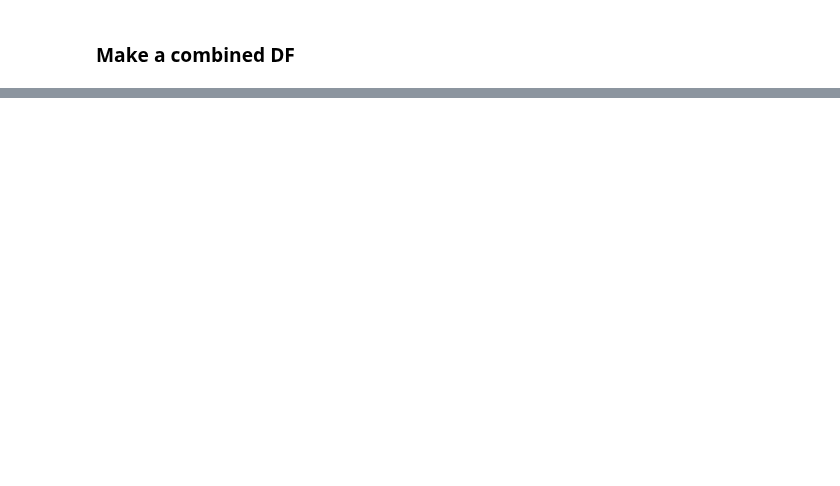
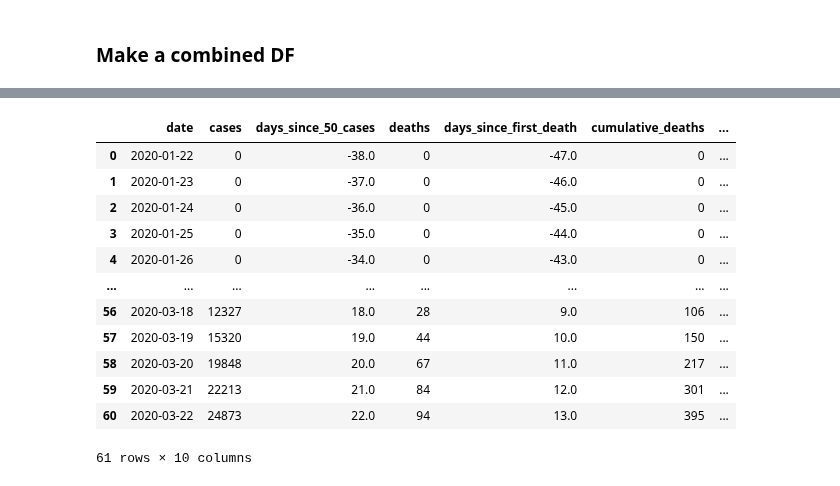
Before and after one commit to debsankha/covid-19, a Jupyter notebook: new_international_cases.ipynb, the cells around one changed output, grey strips where cells are left out. Saved outputs shown, nothing was run; the diff lists cells and outputs as text; code cells hidden in the pictures; blank space fills up the shorter version.

```diff
--- a/new_international_cases.ipynb
+++ b/new_international_cases.ipynb
@@ -273,0 +290,16 @@ all_countries_df.to_hdf('all_countries_data.h5', key='data')
+# %%
+all_countries_df[all_countries_df['country']=='Germany']
+# %% [output]
+|  | date | cases | days_since_50_cases | deaths | days_since_first_death | cumulative_deaths | ... |
+| 0 | 2020-01-22 | 0 | -38.0 | 0 | -47.0 | 0 | ... |
+| 1 | 2020-01-23 | 0 | -37.0 | 0 | -46.0 | 0 | ... |
+| 2 | 2020-01-24 | 0 | -36.0 | 0 | -45.0 | 0 | ... |
+| 3 | 2020-01-25 | 0 | -35.0 | 0 | -44.0 | 0 | ... |
+| 4 | 2020-01-26 | 0 | -34.0 | 0 | -43.0 | 0 | ... |
+| ... | ... | ... | ... | ... | ... | ... | ... |
+| 56 | 2020-03-18 | 12327 | 18.0 | 28 | 9.0 | 106 | ... |
+| 57 | 2020-03-19 | 15320 | 19.0 | 44 | 10.0 | 150 | ... |
+| 58 | 2020-03-20 | 19848 | 20.0 | 67 | 11.0 | 217 | ... |
+| 59 | 2020-03-21 | 22213 | 21.0 | 84 | 12.0 | 301 | ... |
+| 60 | 2020-03-22 | 24873 | 22.0 | 94 | 13.0 | 395 | ... |
+61 rows × 10 columns
```
Also changed, not shown: parts of 8 cells of this notebook, 2 other files.
